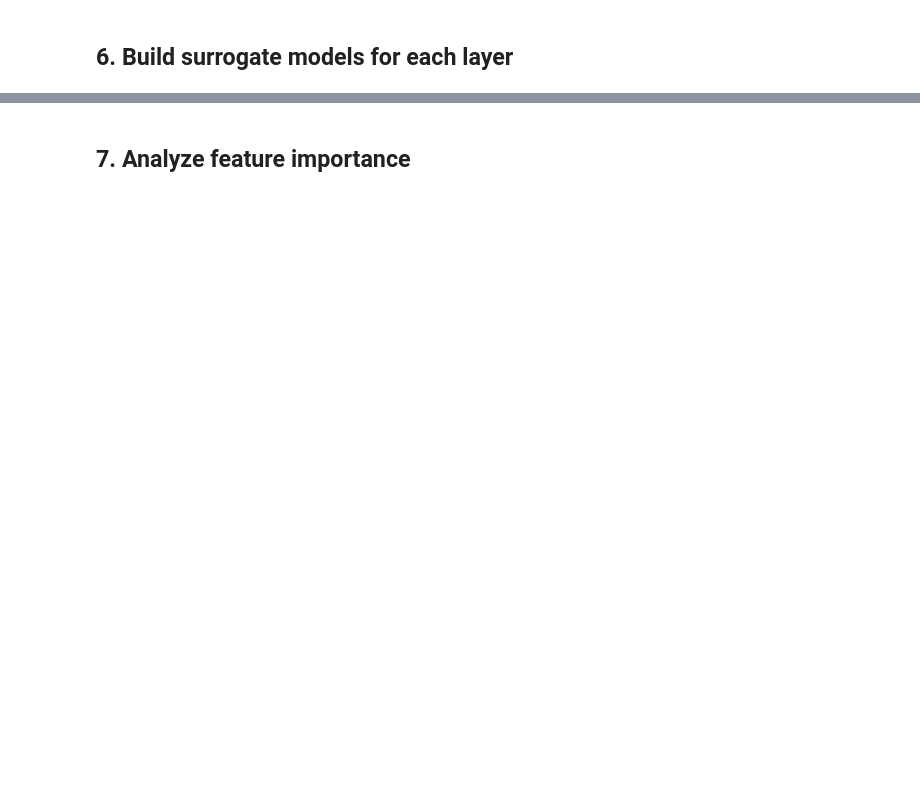
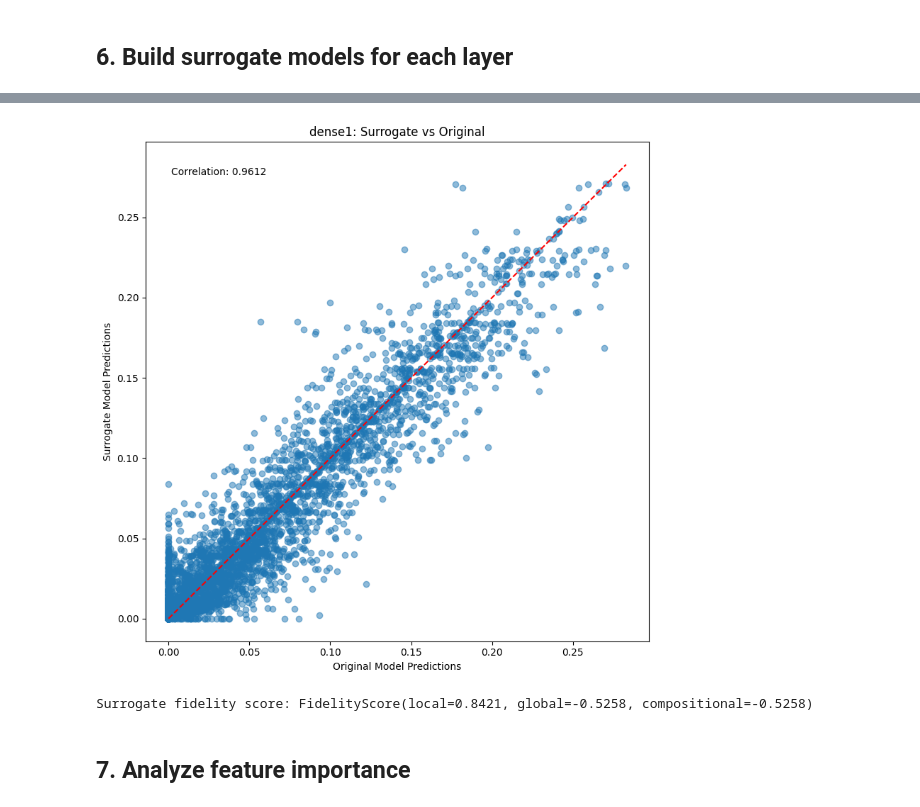
Before and after one commit to Fewinfos/LayerLens, a Jupyter notebook: examples/mnist_demo.ipynb, the cells around one changed output, grey strips where cells are left out. Saved outputs shown, nothing was run; the diff lists cells and outputs as text; code cells hidden in the pictures; blank space fills up the shorter version.

```diff
--- a/examples/mnist_demo.ipynb
+++ b/examples/mnist_demo.ipynb
@@ -114,33 +255,71 @@ iplot(conv1_heatmap)
 # %% [markdown]
 ## 6. Build surrogate models for each layer
 # %%
-# Build surrogate models
+# Build surrogate models for interpretability
+print("Building surrogate models...")
 from layerlens.core.surrogate_builder import SurrogateBuilder
 
-surrogate_builder = SurrogateBuilder(surrogate_type='tree')
+surrogate_builder = SurrogateBuilder(surrogate_type='tree', max_samples=100)
 
-# Get a larger sample for training surrogates
-n_samples = 200
+# Get a sample for training surrogates
+n_samples = 100
 sample_indices = np.random.choice(len(x_test), n_samples, replace=False)
 sample_data = x_test[sample_indices]
 
 # Extract layer outputs for all samples
+extractor = LayerExtractor(model)
 all_layer_outputs = extractor.extract(sample_data)
 
-# Build surrogate for the first dense layer
-dense1_outputs = all_layer_outputs['dense1']
-dense1_surrogate = surrogate_builder.fit('dense1', sample_data.reshape(n_samples, -1), dense1_outputs)
+print(f"Available layers for surrogate modeling: {list(all_layer_outputs.keys())}")
 
-# Evaluate the surrogate
-from layerlens.utils.plot_utils import plot_surrogate_vs_original
+# Build surrogate for the first dense layer if available
+dense_layer = None
+for layer_name in ['dense1', 'dense', 'fc']:
+    if layer_name in all_layer_outputs:
+        dense_layer = layer_name
+        break
 
-# Predict with both the surrogate and the original layer
-surrogate_preds = dense1_surrogate.predict(sample_data.reshape(n_samples, -1))
-original_preds = all_layer_outputs['dense1']
+if dense_layer:
+    print(f"Building surrogate for layer: {dense_layer}")
+    dense_outputs = all_layer_outputs[dense_layer]
+    print(f"Dense layer output shape: {dense_outputs.shape}")
 
-# Plot the comparison
-surrogate_vs_original_fig = plot_surrogate_vs_original(
-    surrogate_preds, original_preds,
-    title="Dense Layer 1: Surrogate vs Original"
-)
-plt.show()
+    # Flatten input data for the surrogate
+    flat_input_data = sample_data.reshape(n_samples, -1)
+
+    # Build surrogate
+    dense_surrogate = surrogate_builder.fit(dense_layer, flat_input_data, dense_outputs)
+
+    # Evaluate the surrogate
+    print("Evaluating surrogate model...")
+    from layerlens.utils.plot_utils import plot_surrogate_vs_original
+
+    # Get predictions
+    surrogate_preds = dense_surrogate.predict(flat_input_data)
+    original_preds = dense_outputs
+
+    # Ensure same shape for comparison
+    if len(surrogate_preds.shape) != len(original_preds.shape):
+        if len(original_preds.shape) > 1:
+            # Take only first output dimension for comparison
+            original_preds = original_preds[:, 0] if original_preds.shape[1] > 1 else original_preds.flatten()
+        if len(surrogate_preds.shape) > 1:
+            surrogate_preds = surrogate_preds[:, 0] if surrogate_preds.shape[1] > 1 else surrogate_preds.flatten()
+
+    # Plot comparison
+    fig = plot_surrogate_vs_original(
+        surrogate_preds, original_preds,
+        title=f"{dense_layer}: Surrogate vs Original"
+    )
+    plt.show()
+
+    # Check fidelity score
+    if dense_layer in surrogate_builder.fidelity_scores:
+        fidelity = surrogate_builder.fidelity_scores[dense_layer]
+        print(f"Surrogate fidelity score: {fidelity}")
+else:
+    print("No dense layer found for surrogate modeling")
+
+# Clean up
+extractor.remove_hooks()
+# %% [output]
@@ -147,3 +333,5 @@ plt.show()
+[figure, added]
+Surrogate fidelity score: FidelityScore(local=0.8421, global=-0.5258, compositional=-0.5258)
 # %% [markdown]
 ## 7. Analyze feature importance
 # %%
```
Also changed, not shown: parts of 14 cells of this notebook, 16 other files.
